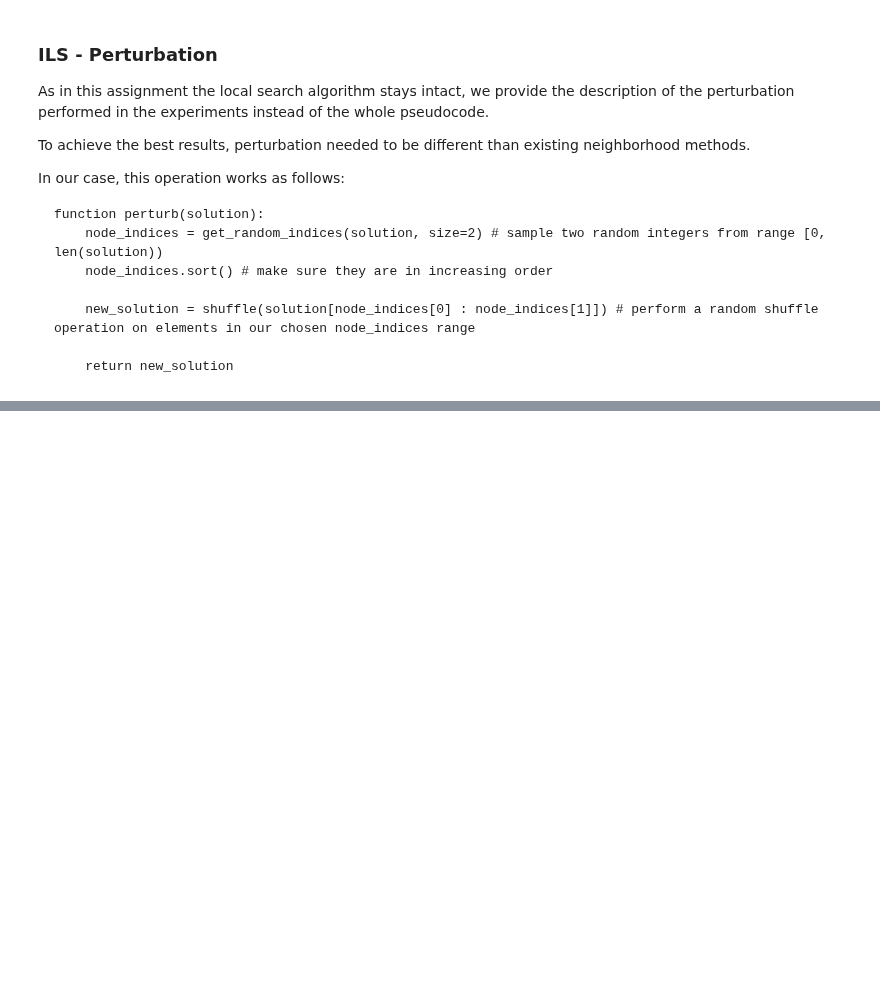
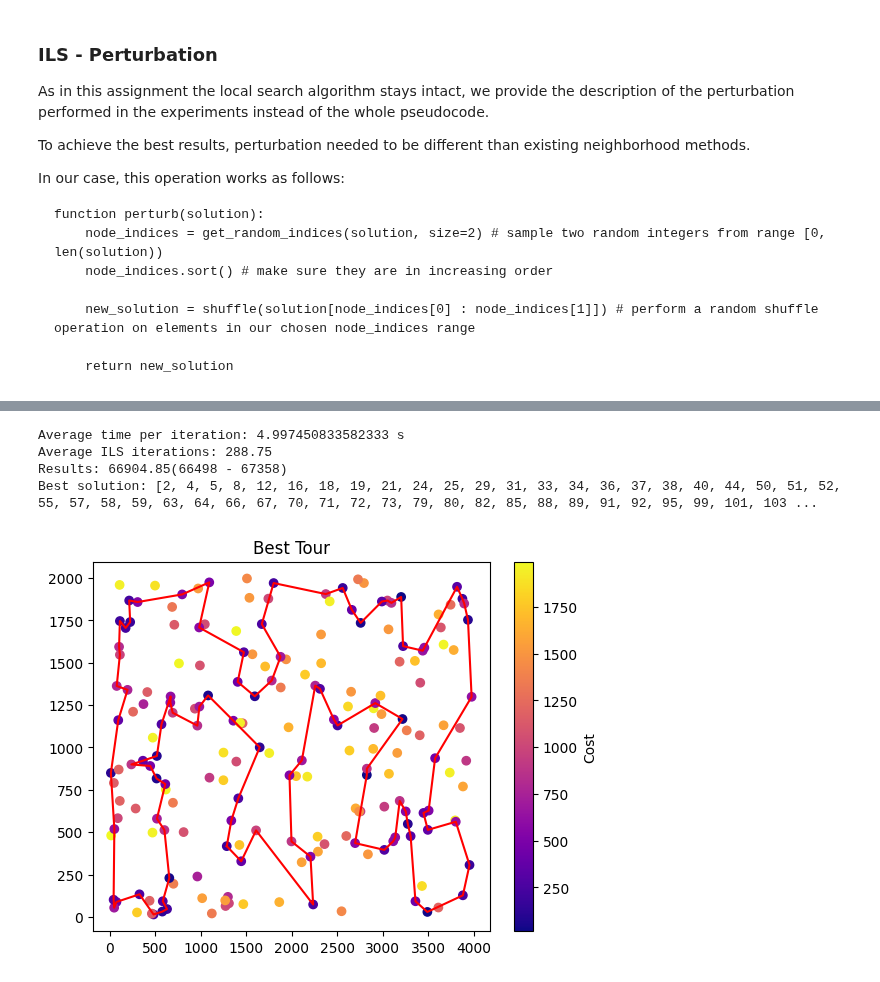
Before and after one commit to Oskshust/evo_comp, a Jupyter notebook: 10/raport.ipynb, the cells around one changed output, grey strips where cells are left out. Saved outputs shown, nothing was run; the diff lists cells and outputs as text; code cells hidden in the pictures; blank space fills up the shorter version.

```diff
--- a/10/raport.ipynb
+++ b/10/raport.ipynb
@@ -48,0 +49,8 @@ Best solution: [0, 1, 4, 6, 8, 11, 12, 14, 15, 19, 20, 21, 22, 24, 26, 27, 31, 3
+# %%
+run_algo(b)
+# %% [output]
+Average time per iteration: 4.997450833582333 s
+Average ILS iterations: 288.75
+Results: 66904.85(66498 - 67358)
+Best solution: [2, 4, 5, 8, 12, 16, 18, 19, 21, 24, 25, 29, 31, 33, 34, 36, 37, 38, 40, 44, 50, 51, 52, 55, 57, 58, 59, 63, 64, 66, 67, 70, 71, 72, 73, 79, 80, 82, 85, 88, 89, 91, 92, 95, 99, 101, 103 ...
+[figure, added]
```
Also changed, not shown: parts of 8 cells of this notebook.
